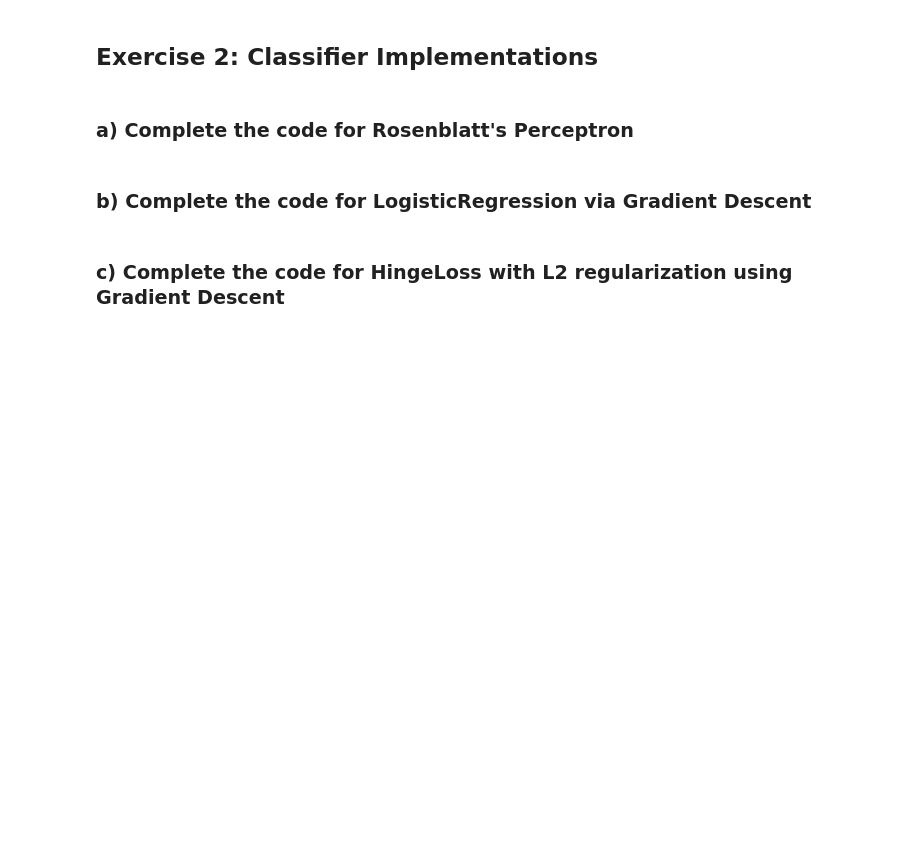
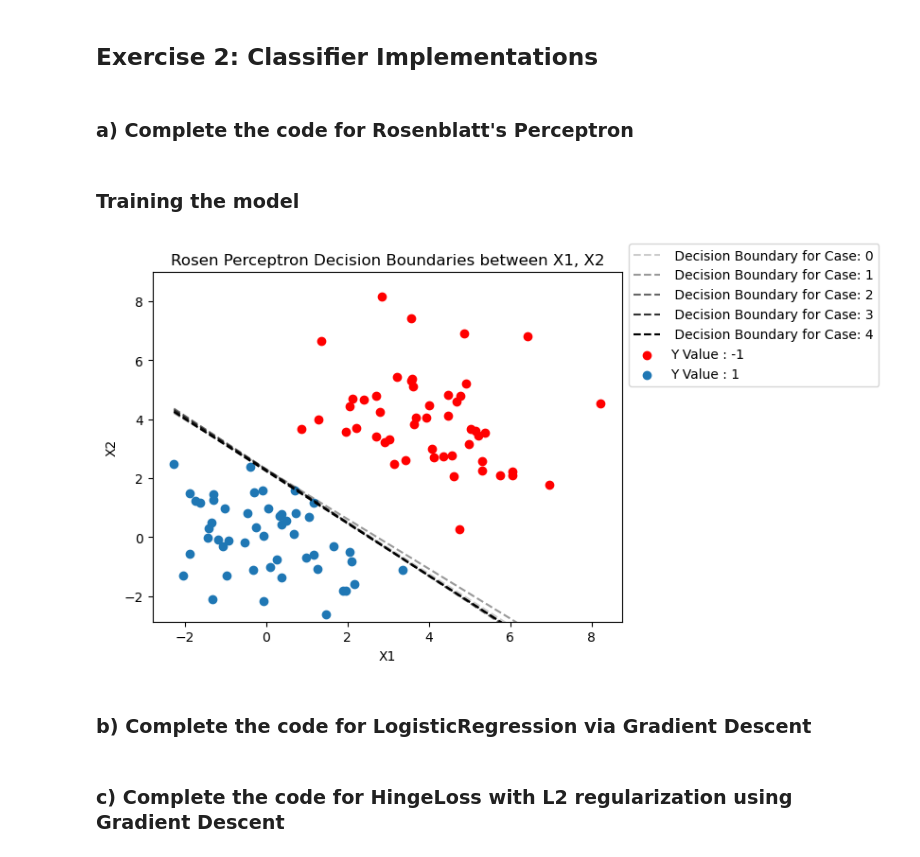
Before and after one commit to NZavas/Machine-Learning, a Jupyter notebook: Notebook_CW1.ipynb, the cells around one changed output. Cells and saved outputs as stored; diff of their text form; code cells hidden in the pictures; blank space fills up the shorter version.

```diff
--- a/Notebook_CW1.ipynb
+++ b/Notebook_CW1.ipynb
@@ -175,7 +272,8 @@ def rosen_perceptron(Y, X, rho=0.1, max_iter = 1000):
   Y_hat = intercept_ + np.dot(X, coef_)
 
   #compute the list of misclassified samples and store in M
-  M = np.where(Y * Y_hat <= 0)[0]
+  product = Y_hat.reshape(len(Y_hat),1)*Y
+  M = product.index[product.iloc[:,0]<= 0].tolist()
 
   iter = 0
   #as long as there are misclassified samples in M and we have not reached the
@@ -183,18 +281,52 @@ def rosen_perceptron(Y, X, rho=0.1, max_iter = 1000):
   while len(M) > 0 and iter < max_iter:
 
     #make gradient step (update intercept and coefficients)
-    intercept_  =intercept_ + rho * np.sum(Y[M])
-    coef_       = coef_ + rho * np.dot(Y[M], X[M, :])
+    intercept_  += rho * Y.iloc[M,:].sum()[0]
+    coef_       += rho * np.dot(Y.iloc[M,:].T, X.iloc[M,:])[0]
 
     #make predictions using new parameters
     Y_hat = intercept_ + np.dot(X, coef_)
 
     ##update the list of misclassified samples and store in M
-    M = np.where(Y * Y_hat <= 0)[0]
+    product = Y_hat.reshape(len(Y_hat),1)*Y
+    M = product.index[product.iloc[:,0]<= 0].tolist()
 
     iter += 1
 
   return intercept_, coef_
+# %% [markdown]
+### Training the model
+# %%
+#Loading the Dataset from the file
+Dataset2 = pd.read_csv('sim_data.csv', index_col=0)
+x_min = Dataset2['X1'].min()
+x_max= Dataset2['X1'].max()
+x = np.linspace(x_min,x_max,1000)
+alpha_regulator = 0  #Variable for controlling line opacity
+#Calculating and plotting the 5 Boundaries
+
+for i in range(5):
+    intercept, coef = rosen_perceptron(Dataset2[['Y']],Dataset2[['X1', 'X2']])
+    Rosen_Bound =(-intercept-x*coef[0])/coef[1]
+    alpha_regulator = alpha_regulator +0.2
+    plt.plot(x,Rosen_Bound,'--',c = "black", alpha = alpha_regulator, label=f' Decision Boundary for Case: {i}', lw =1.5)
+
+#Plotting the points
+df_temp = Dataset2[Dataset2['Y'] == -1]
+plt.scatter(df_temp['X1'], df_temp['X2'],c='red',label='Y Value : -1')
+df_temp = Dataset2[Dataset2['Y'] == 1]
+plt.scatter(df_temp['X1'], df_temp['X2'],label='Y Value : 1' )
+
+y_min = Dataset2['X2'].min()*1.1
+y_max = Dataset2['X2'].max()*1.1
+plt.ylim(y_min,y_max)
+plt.legend(bbox_to_anchor=(1, 1.1), loc='upper left');
+plt.title("Rosen Perceptron Decision Boundaries between X1, X2")
+plt.xlabel("X1")
+plt.ylabel("X2")
+plt.show()
+# %% [output]
+[figure, added]
 # %% [markdown]
 ### b) Complete the code for LogisticRegression via Gradient Descent
 # %%
```
Also changed, not shown: parts of 11 cells of this notebook.
